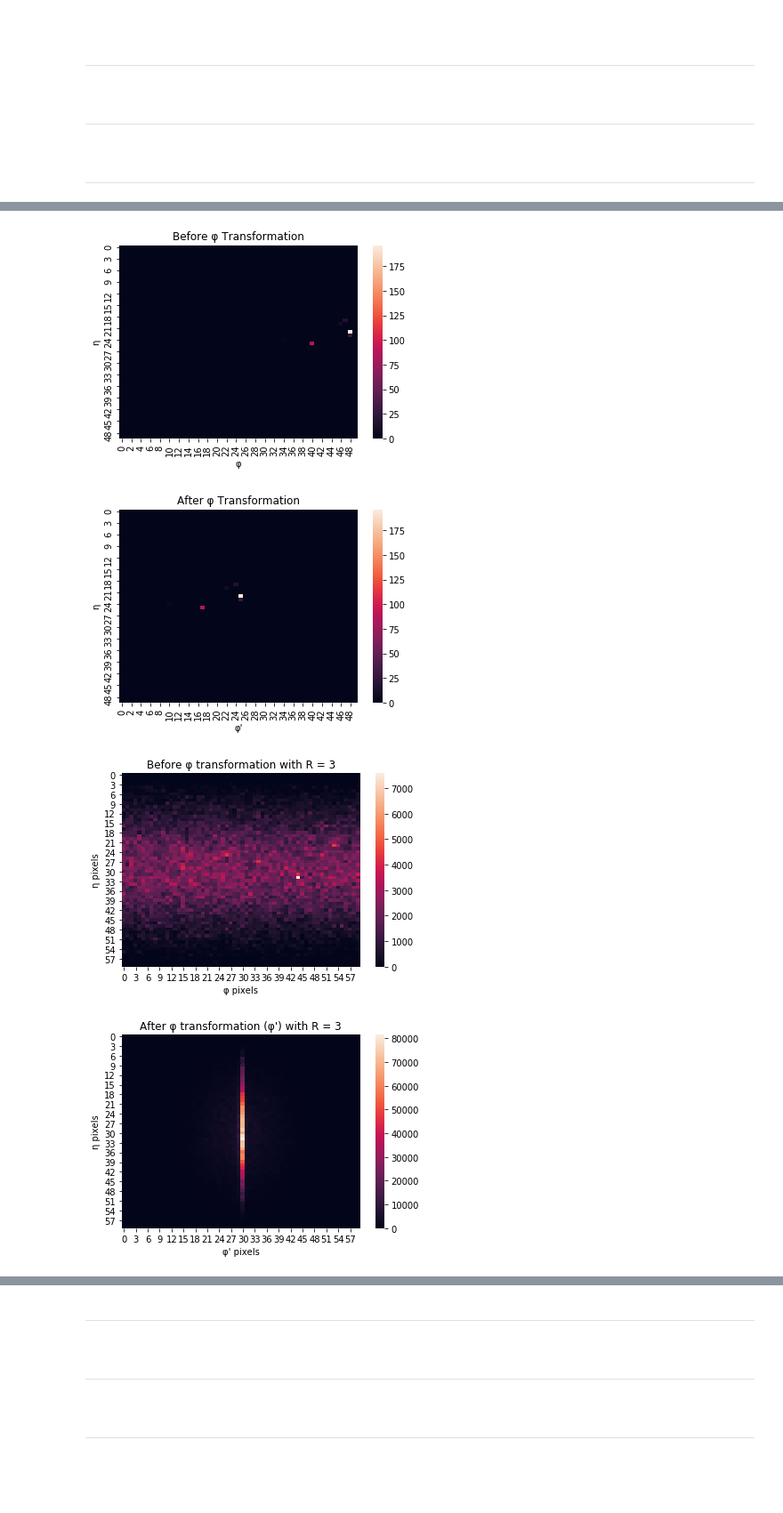
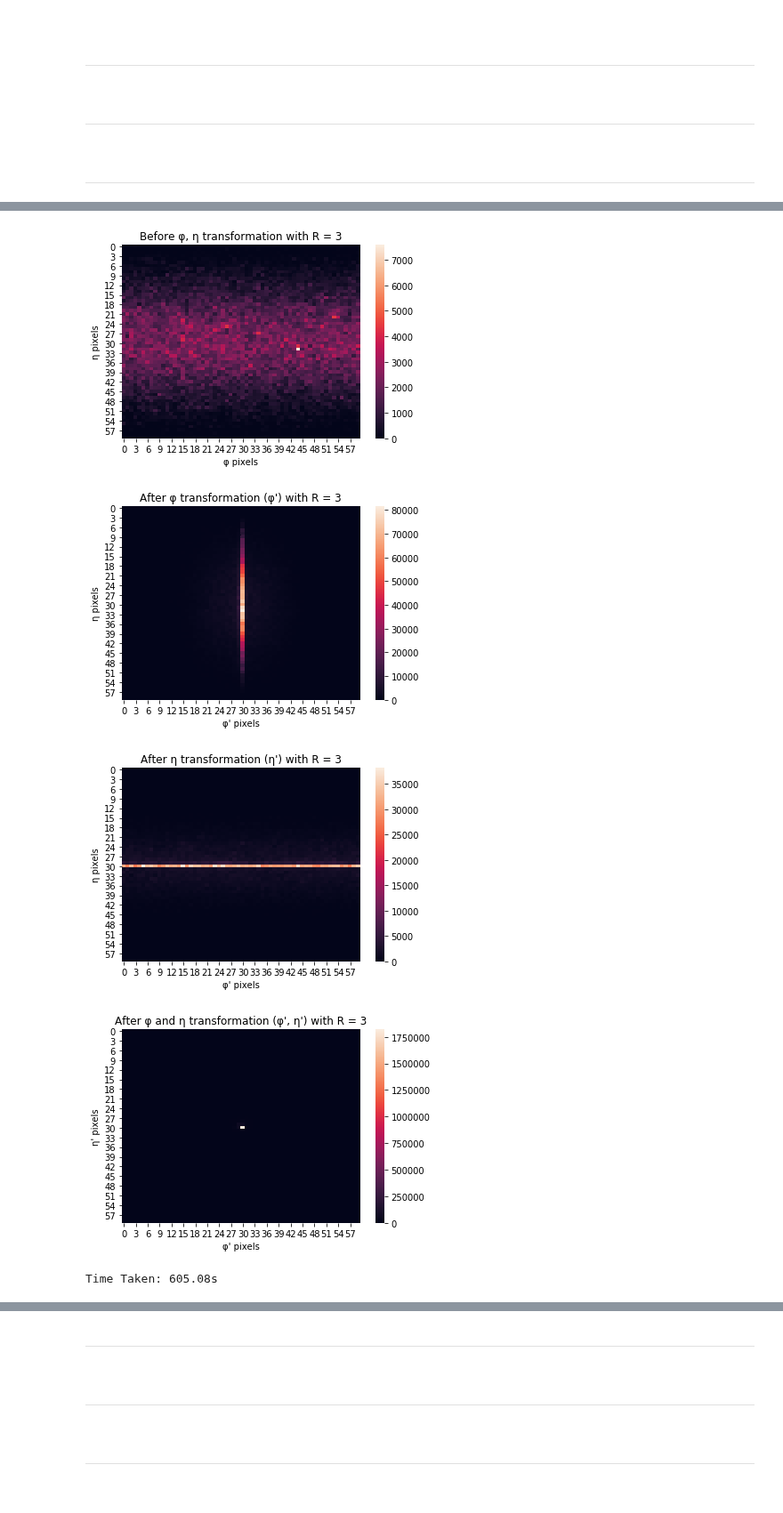
Before and after one commit to johngeorgousis/jet-classifier, a Jupyter notebook: MAIN.ipynb, the cells around one changed output, grey strips where cells are left out. Shown at 89% size. Cells and saved outputs as stored; diff of their text form; code cells hidden in the pictures.

```diff
--- a/MAIN.ipynb
+++ b/MAIN.ipynb
@@ -108,7 +102,7 @@ def prep(df):
     return df1, const
 # %%
 # Define processed dataframe and constituents vector
-mydata_prep, const = prep(mydata)
+mydata_prep = preprocessdf(mydata)[0]
 # %% [markdown]
 # 🟡Step 3: Construct Average Jet Image
 
@@ -539,17 +424,40 @@ Here we create the transformed dataset (φ')
+# %%
+maxpt1 = []
+maxpt2 = []
+maxpt3 = []
+
+start = time.time()
+
+# For all events, add maxima to & coordinates to list
+for i in range(events):
+    maxpt1.append(extract_max123(mydata_prep.iloc[i])[0])
+    maxpt2.append(extract_max123(mydata_prep.iloc[i])[1])
+    maxpt3.append(extract_max123(mydata_prep.iloc[i])[2])
+
+# Turn lists into DataFrames
+max1 = pd.DataFrame(maxpt1)
+max2 = pd.DataFrame(maxpt2)
+max3 = pd.DataFrame(maxpt3)
+
+# Create list of DataFrames containing all df for the 3 maxima
+max123 = [max1, max2, max3]
+
+end = time.time()
+print('Time taken: {0:.2f}s'.format(end-start))
 # %%
-ftrans = []
+### φ, η transform all events
+centered = []
 
 start = time.time()
 
 # Create matrix of transformed events
 for i in range(events):
-    ftrans.append(f_transform(mydata_prep.iloc[i], max123))
+    centered.append(center(mydata_prep.iloc[i], max123))
 
 end = time.time()
 
+# Turn matrix into DataFrame
+mydata_centered = pd.DataFrame(centered)
 
-# Turn matrix into DataFrame
-mydata_fprime = pd.DataFrame(ftrans)
-
-print('Time taken: {0:.2f}s'.format(end-start))
+print('Time taken to centre image: {0:.2f}s'.format(end-start))
 # %% [output]
@@ -559,15 +465,15 @@ Time taken: 82.06s
-# %%
-# Single Event
-event_no = 15
-plot_events(mydata_prep.iloc[event_no], R = 3, pixels=50, title='Before φ Transformation', xlabel='φ', ylabel='η')
-plot_events(mydata_fprime.iloc[event_no], R = 3, pixels=50, title='After φ Transformation', xlabel='φ\'', ylabel='η')
-# %% [output]
-[figure, removed]
-[figure, removed]
 # %%
 # Average Image
-plot_events(mydata_prep, R=3, title='Before φ transformation with R = 3', xlabel='φ pixels', ylabel='η pixels')
+start = time.time()
+plot_events(mydata_prep, R=3, title='Before φ, η transformation with R = 3', xlabel='φ pixels', ylabel='η pixels')
 plot_events(mydata_fprime, R=3, title='After φ transformation (φ\') with R = 3', xlabel='φ\' pixels', ylabel='η pixels')
+plot_events(mydata_hprime, R=3, title='After η transformation (η\') with R = 3', xlabel='φ\' pixels', ylabel='η pixels')
+plot_events(mydata_centered, R=3, title='After φ and η transformation (φ\', η\') with R = 3', xlabel='φ\' pixels', ylabel='η\' pixels')
+end = time.time()
+print('Time Taken: {0:.2f}s'.format(end-start))
 # %% [output]
-[figure, old version]
+[figure, new version]
 [figure]
+[figure, added]
+[figure, added]
+Time Taken: 605.08s
```
Also changed, not shown: parts of 25 cells of this notebook, 1 other file.
